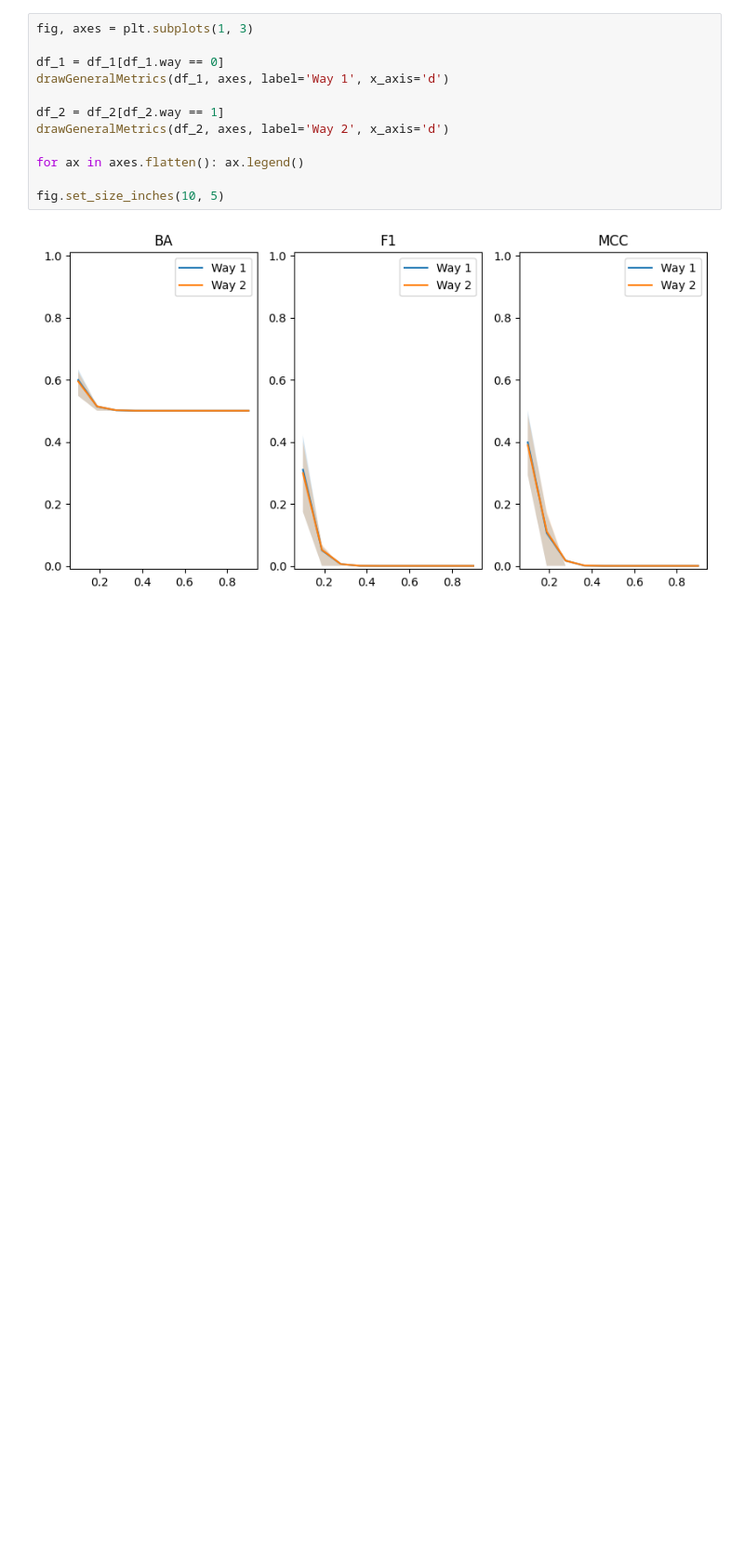
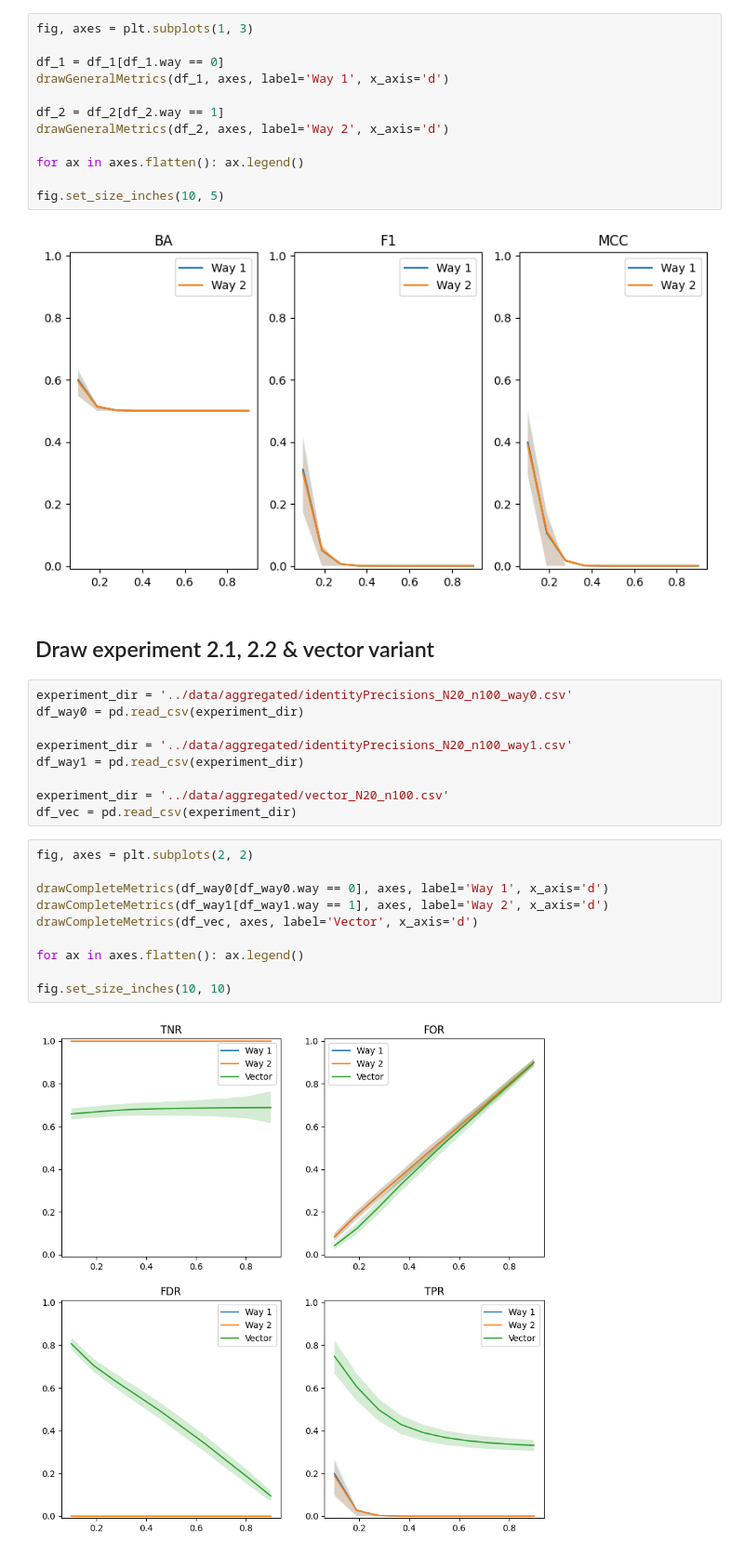
Before and after one commit to cofofprom/TensorGraphicalModelSelection, a Jupyter notebook: notebooks/draw_metrics.ipynb, the cells around one changed output. Shown at 93% size. Cells and saved outputs as stored; diff of their text form; blank space fills up the shorter version.

```diff
--- a/notebooks/draw_metrics.ipynb
+++ b/notebooks/draw_metrics.ipynb
@@ -270,3 +270,26 @@ for ax in axes.flatten(): ax.legend()
 fig.set_size_inches(10, 5)
 # %% [output]
 [figure]
+# %% [markdown]
+## Draw experiment 2.1, 2.2 & vector variant
+# %%
+experiment_dir = '../data/aggregated/identityPrecisions_N20_n100_way0.csv'
+df_way0 = pd.read_csv(experiment_dir)
+
+experiment_dir = '../data/aggregated/identityPrecisions_N20_n100_way1.csv'
+df_way1 = pd.read_csv(experiment_dir)
+
+experiment_dir = '../data/aggregated/vector_N20_n100.csv'
+df_vec = pd.read_csv(experiment_dir)
+# %%
+fig, axes = plt.subplots(2, 2)
+
+drawCompleteMetrics(df_way0[df_way0.way == 0], axes, label='Way 1', x_axis='d')
+drawCompleteMetrics(df_way1[df_way1.way == 1], axes, label='Way 2', x_axis='d')
+drawCompleteMetrics(df_vec, axes, label='Vector', x_axis='d')
+
+for ax in axes.flatten(): ax.legend()
+
+fig.set_size_inches(10, 10)
+# %% [output]
+[figure, added]
```
Also changed, not shown: parts of 1 cell of this notebook, 1 other file.
